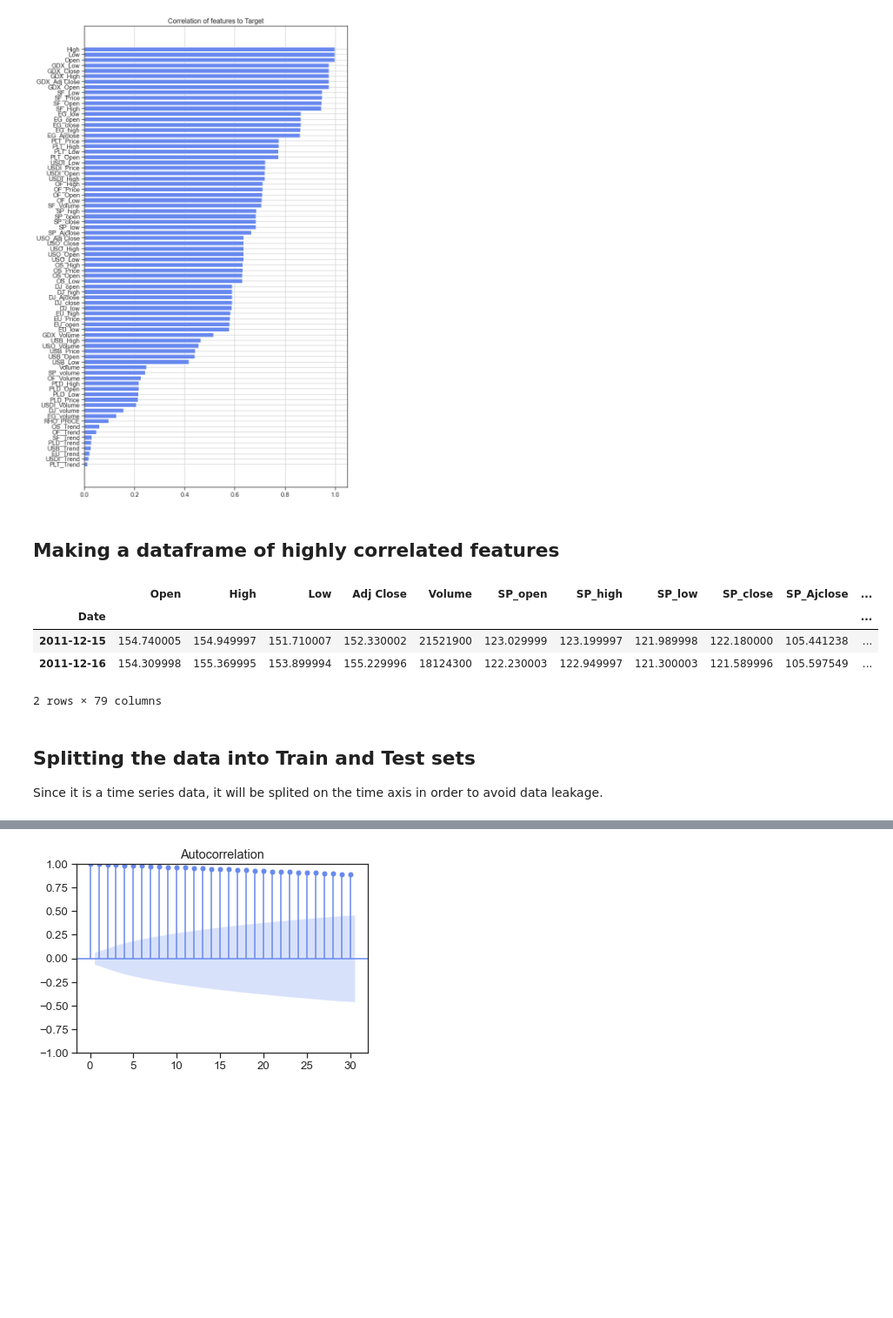
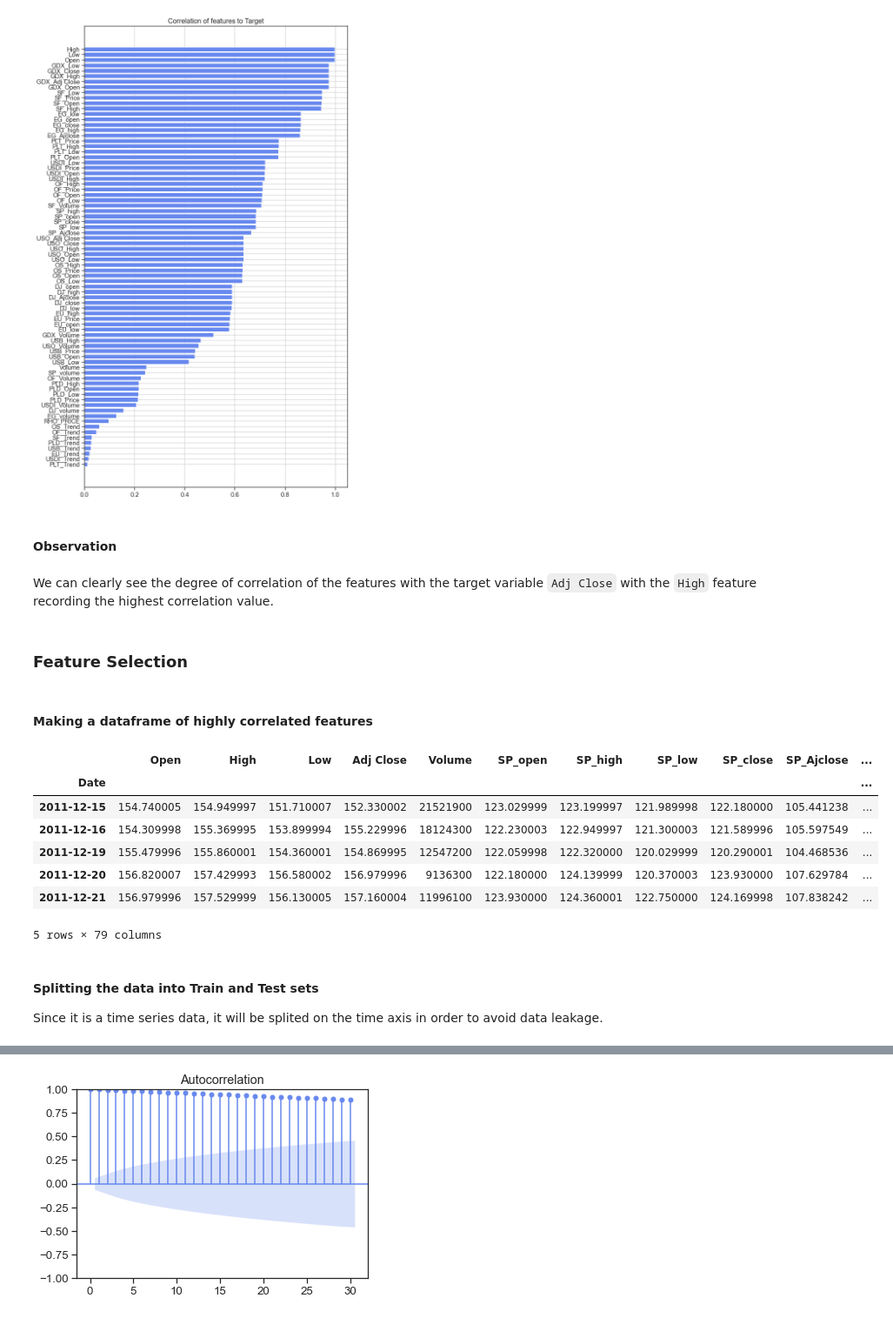
Before and after one commit to Hamoye-Summer22-TeamSQL-Premier-Project/Gold-Rates-Prediction, a Jupyter notebook: Gold-price-by-Team-sql.ipynb, the cells around one changed output, grey strips where cells are left out. Shown at 87% size. Saved outputs shown, nothing was run; the diff lists cells and outputs as text; code cells hidden in the pictures; blank space fills up the shorter version.

```diff
--- a/Gold-price-by-Team-sql.ipynb
+++ b/Gold-price-by-Team-sql.ipynb
@@ -139,0 +239,3 @@ True
+# %%
+# Convert the datatype of "Date" feature from "object" to "datetime".
+data_clean.Date = pd.to_datetime(data_clean.Date, format="%Y-%m-%d")
@@ -140,3 +276,3 @@ True
 # %%
-#droping the "Close" feature, since it's a duplicate of "Adj Close"
-data.drop('Close', axis=1, inplace=True)
+# Drop the "Close" feature, since it's a duplicate of "Adj Close".
+data_clean.drop('Close', axis=1, inplace=True)
@@ -157,3 +311,3 @@ data.tail()
 # %%
-#Transform dataframe into a time series by turning the "Date" feature into index
-data.set_index('Date', inplace=True)
+# Transform dataframe into a time series by turning the "Date" feature into index
+data_clean.set_index('Date', inplace=True)
@@ -350,6 +521,6 @@ It is very evident from the above plot that the trend component is contributing
 # %%
-#checking for correlation between features and target variable
-corr_data = data.corr()
+# Check the correlation between other features and the target variable.
+corr_data = data_clean.corr()
 corr_data.abs()['Adj Close'].sort_values(ascending=False)
 # %% [output]
 Adj Close     1.000000
@@ -386,23 +557,32 @@ plt.figure(dpi=80, figsize=(10,18))
 plot_corr_scores(corr_data, 'Adj Close')
 # %% [output]
 [figure]
+# %% [markdown]
+#### Observation
+# %% [markdown]
+We can clearly see the degree of correlation of the features with the target variable `Adj Close` with the `High` feature recording the highest correlation value.
+# %% [markdown]
+### Feature Selection
 # %% [markdown]
-## Making a dataframe of highly correlated features
+#### Making a dataframe of highly correlated features
 # %%
-#selecting features that are highly correlated with the target variable "Adj Close"
+# Selecting features that are highly correlated with the target variable "Adj Close".
 high_corr_features = list(corr_data[corr_data >= 0.3].index)
 high_corr_features.insert(0, 'Date')
 
-high_corr_df = data.reset_index()[high_corr_features]
+high_corr_df = data_clean.reset_index()[high_corr_features]
 high_corr_df.set_index('Date', inplace=True)
-high_corr_df.head(2)
+high_corr_df.head(3)
 # %% [output]
 |  | Open | High | Low | Adj Close | Volume | SP_open | SP_high | SP_low | SP_close | SP_Ajclose | ... |
 | Date |  |  |  |  |  |  |  |  |  |  | ... |
 | 2011-12-15 | 154.740005 | 154.949997 | 151.710007 | 152.330002 | 21521900 | 123.029999 | 123.199997 | 121.989998 | 122.180000 | 105.441238 | ... |
 | 2011-12-16 | 154.309998 | 155.369995 | 153.899994 | 155.229996 | 18124300 | 122.230003 | 122.949997 | 121.300003 | 121.589996 | 105.597549 | ... |
+| 2011-12-19 | 155.479996 | 155.860001 | 154.360001 | 154.869995 | 12547200 | 122.059998 | 122.320000 | 120.029999 | 120.290001 | 104.468536 | ... |
+| 2011-12-20 | 156.820007 | 157.429993 | 156.580002 | 156.979996 | 9136300 | 122.180000 | 124.139999 | 120.370003 | 123.930000 | 107.629784 | ... |
+| 2011-12-21 | 156.979996 | 157.529999 | 156.130005 | 157.160004 | 11996100 | 123.930000 | 124.360001 | 122.750000 | 124.169998 | 107.838242 | ... |
-2 rows × 79 columns
+5 rows × 79 columns
 # %% [markdown]
-## Splitting the data into Train and Test sets
+#### Splitting the data into Train and Test sets
 Since it is a time series data, it will be splited on the time axis in order to avoid data leakage.
 # %%
```
Also changed, not shown: parts of 113 cells of this notebook.
